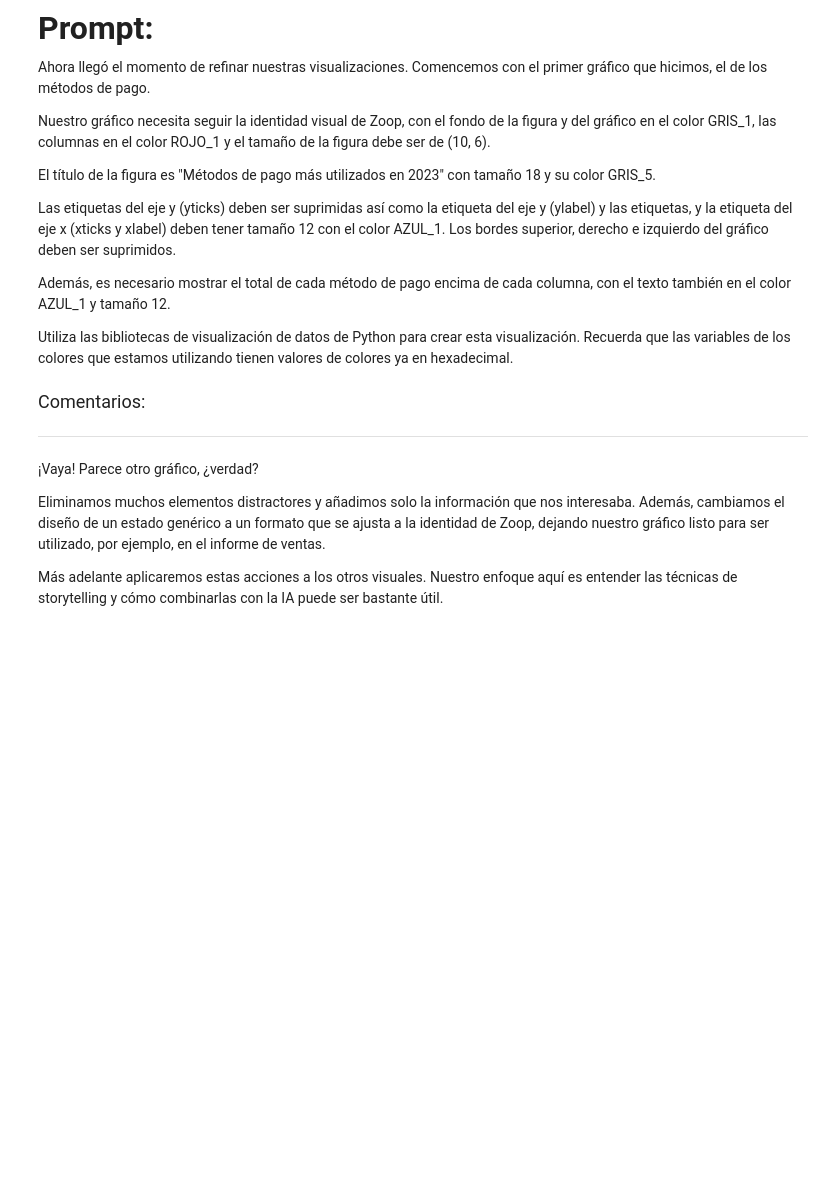
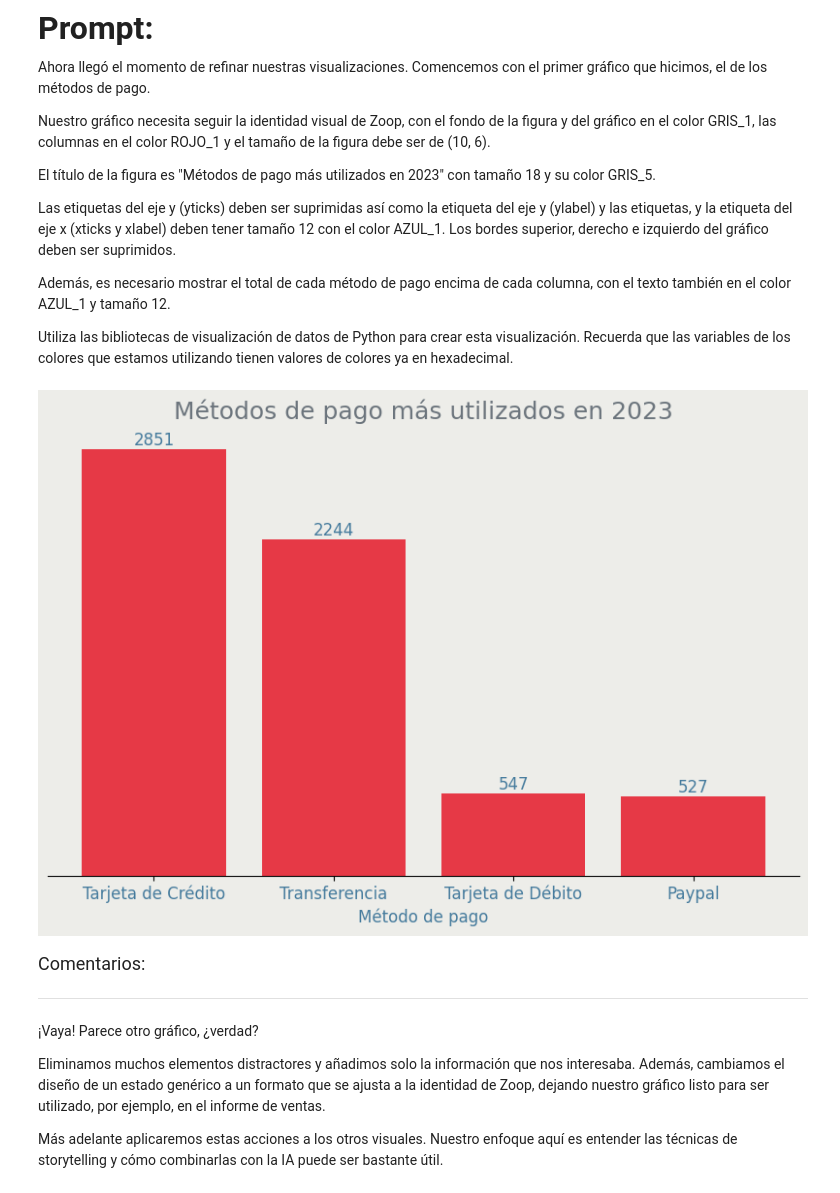
Before and after one commit to evs-11/IA_aplicada_a-_la_ciencia_de_datos, a Jupyter notebook: IA_aplicada_a_ciencia_de_datos.ipynb, the cells around one changed output. Cells and saved outputs as stored; diff of their text form; code cells hidden in the pictures; blank space fills up the shorter version.

```diff
--- a/IA_aplicada_a_ciencia_de_datos.ipynb
+++ b/IA_aplicada_a_ciencia_de_datos.ipynb
@@ -1165,6 +1224,45 @@ Las etiquetas del eje y (yticks) deben ser suprimidas así como la etiqueta del
 Además, es necesario mostrar el total de cada método de pago encima de cada columna, con el texto también en el color AZUL_1 y tamaño 12.
 
 Utiliza las bibliotecas de visualización de datos de Python para crear esta visualización. Recuerda que las variables de los colores que estamos utilizando tienen valores de colores ya en hexadecimal.
+# %%
+# Definición de colores en hexadecimal
+GRIS_1 = '#edede9'
+GRIS_5 = '#6c757d'
+ROJO_1 = '#e63946'
+AZUL_1 = '#457b9d'
+
+# Contar métodos de pago
+metodos_de_pago = df['metodo_pago'].value_counts()
+
+# Estilo general
+plt.figure(figsize=(10, 6), facecolor=GRIS_1)
+ax = plt.axes()
+plt.bar(metodos_de_pago.index, metodos_de_pago.values, color=ROJO_1)
+
+# Fondo del gráfico
+ax.set_facecolor(GRIS_1)
+
+# Título
+plt.title('Métodos de pago más utilizados en 2023', fontsize=18, color=GRIS_5)
+
+# Configuraciones adicionales
+plt.xticks(fontsize=12, color=AZUL_1)
+plt.yticks([])
+plt.ylabel('')
+plt.xlabel('Método de pago', fontsize=12, color=AZUL_1)
+
+# Ocultar los bordes superior, derecho e izquierdo
+ax.spines[['top', 'right', 'left']].set_visible(False)
+
+# Añadir los valores encima de cada barra
+for i, v in enumerate(metodos_de_pago):
+    plt.text(i, v + 0.2, str(v), color=AZUL_1, ha='center', va='bottom', fontsize=12)
+
+
+# Ajustar diseño
+plt.show()
+# %% [output]
+[figure, added]
 # %% [markdown]
 <font color="7b71ff" size=4> Comentarios: </font>
 
```
Also changed, not shown: parts of 12 cells of this notebook.
